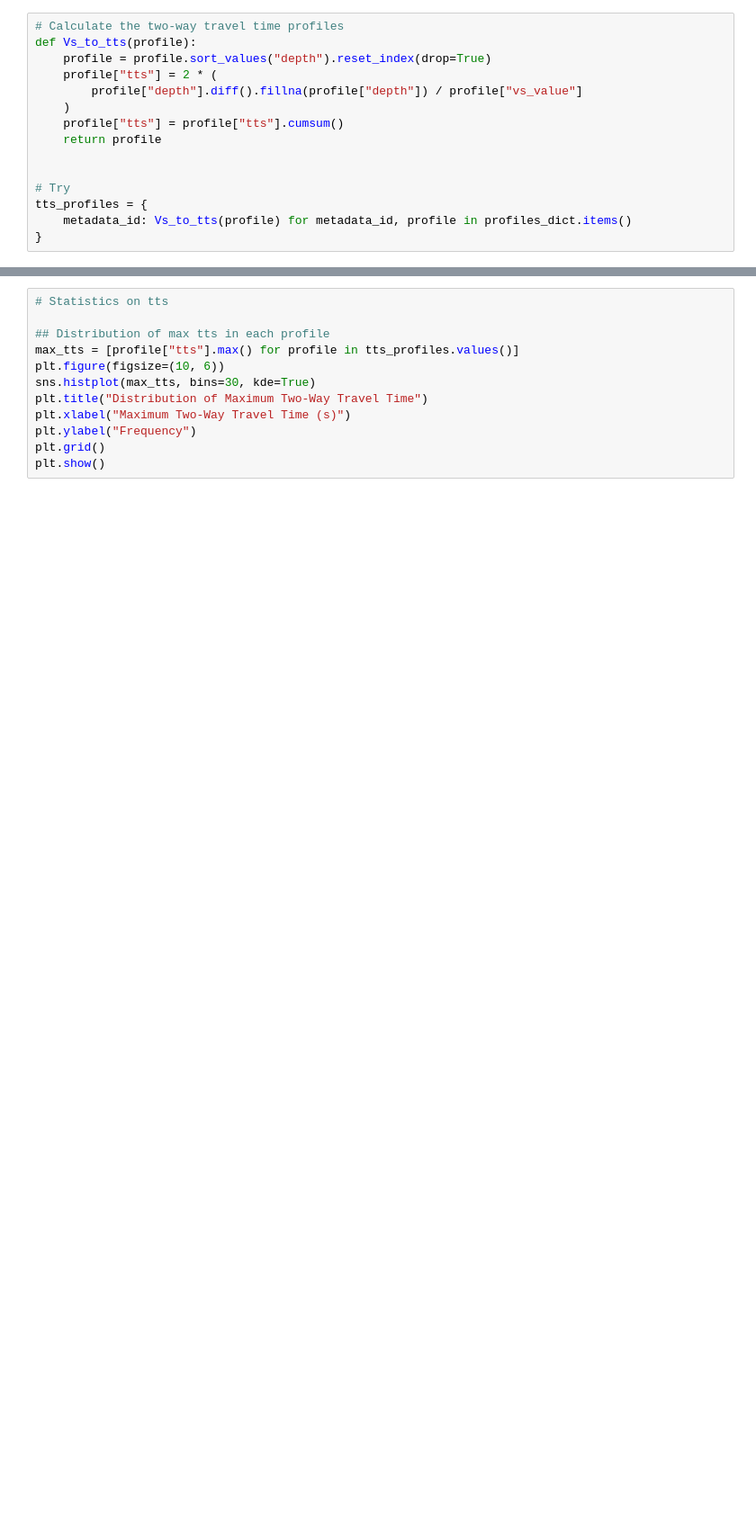
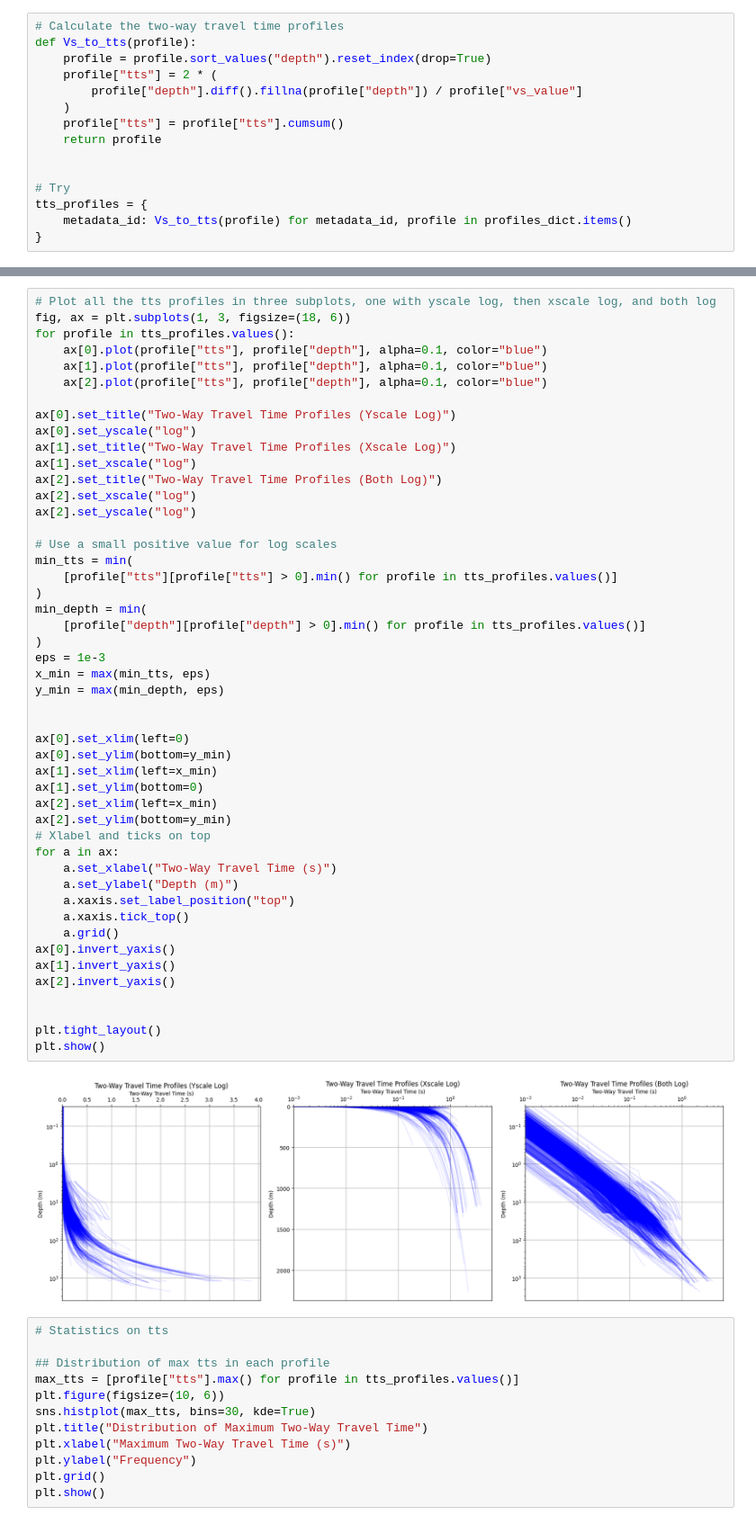
Before and after one commit to KurtSoncco/gen-ai-soil-profiles, a Jupyter notebook: notebooks/VSPDB/EDA.ipynb, the cells around one changed output, grey strips where cells are left out. Shown at 90% size. Cells and saved outputs as stored; diff of their text form; blank space fills up the shorter version.

```diff
--- a/notebooks/VSPDB/EDA.ipynb
+++ b/notebooks/VSPDB/EDA.ipynb
@@ -199,3 +221,53 @@ plt.show()
+# %%
+# Plot all the tts profiles in three subplots, one with yscale log, then xscale log, and both log
+fig, ax = plt.subplots(1, 3, figsize=(18, 6))
+for profile in tts_profiles.values():
+    ax[0].plot(profile["tts"], profile["depth"], alpha=0.1, color="blue")
+    ax[1].plot(profile["tts"], profile["depth"], alpha=0.1, color="blue")
+    ax[2].plot(profile["tts"], profile["depth"], alpha=0.1, color="blue")
+
+ax[0].set_title("Two-Way Travel Time Profiles (Yscale Log)")
+ax[0].set_yscale("log")
+ax[1].set_title("Two-Way Travel Time Profiles (Xscale Log)")
+ax[1].set_xscale("log")
+ax[2].set_title("Two-Way Travel Time Profiles (Both Log)")
+ax[2].set_xscale("log")
+ax[2].set_yscale("log")
+
+# Use a small positive value for log scales
+min_tts = min(
+    [profile["tts"][profile["tts"] > 0].min() for profile in tts_profiles.values()]
+)
+min_depth = min(
+    [profile["depth"][profile["depth"] > 0].min() for profile in tts_profiles.values()]
+)
+eps = 1e-3
+x_min = max(min_tts, eps)
+y_min = max(min_depth, eps)
+
+
+ax[0].set_xlim(left=0)
+ax[0].set_ylim(bottom=y_min)
+ax[1].set_xlim(left=x_min)
+ax[1].set_ylim(bottom=0)
+ax[2].set_xlim(left=x_min)
+ax[2].set_ylim(bottom=y_min)
+# Xlabel and ticks on top
+for a in ax:
+    a.set_xlabel("Two-Way Travel Time (s)")
+    a.set_ylabel("Depth (m)")
+    a.xaxis.set_label_position("top")
+    a.xaxis.tick_top()
+    a.grid()
+ax[0].invert_yaxis()
+ax[1].invert_yaxis()
+ax[2].invert_yaxis()
+
+
+plt.tight_layout()
+plt.show()
+# %% [output]
+[figure, added]
 # %%
 # Statistics on tts
 
```
Also changed, not shown: parts of 12 cells of this notebook.
